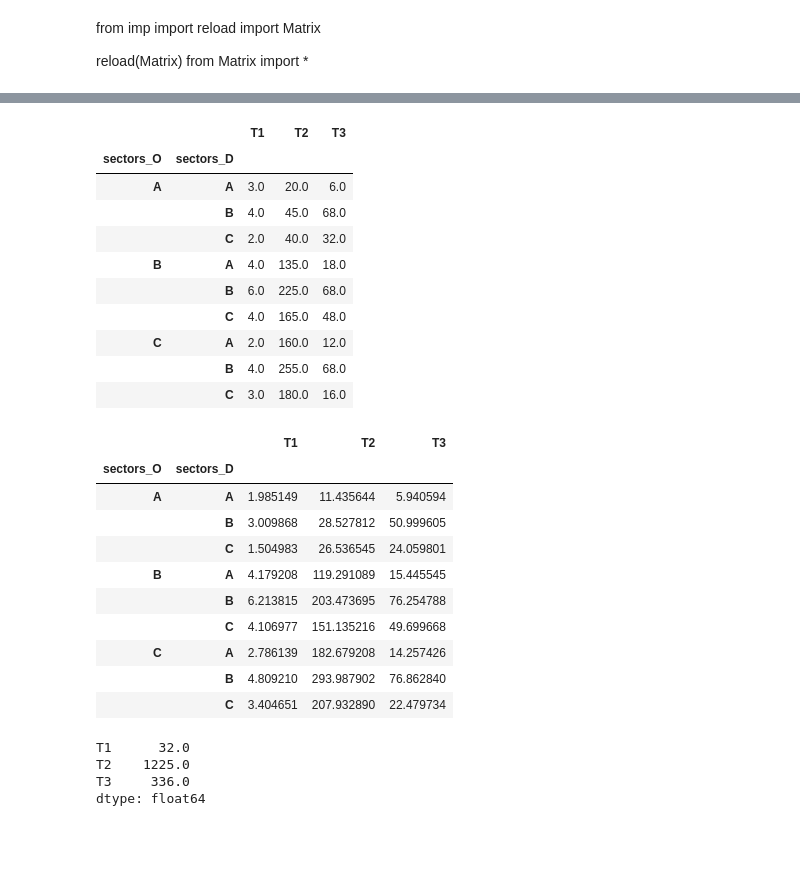
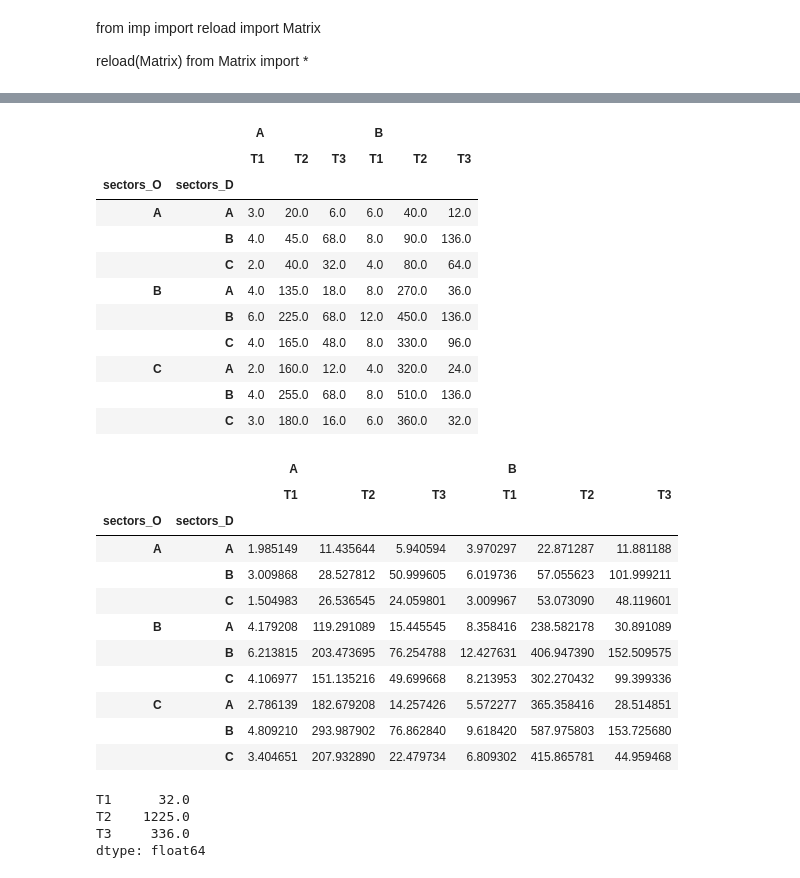
Before and after one commit to jabellcu/TPlanning_matrices, a Jupyter notebook: MatrixExamples.ipynb, the cells around one changed output, grey strips where cells are left out. Saved outputs shown, nothing was run; the diff lists cells and outputs as text; code cells hidden in the pictures; blank space fills up the shorter version.

Commit message:
Add flat_cols and unflat. rezone accepts multicols

```diff
--- a/MatrixExamples.ipynb
+++ b/MatrixExamples.ipynb
@@ -170,3 +170,7 @@ mapping = pd.DataFrame({
         'Val1':    [1,4,4,2,1,3,1,4,2],
         'Val2':    [3,0.01,1,2,1,3,3,1,0.01]
     })
+# %%
+mat77 = pd.concat([mat7, mat7*2], axis=1)
+mat77.columns = pd.MultiIndex.from_product(['A B'.split(), mat7.columns])
+mat77
@@ -187,32 +212,34 @@ mat7.rezone(basicmapping, ['zones', 'sectors'])
 # %%
-mat7.rezone(basicmapping, ['zones', 'sectors'], mapping_split_cols=['Val1', 'Val2'])
+mat77.rezone(basicmapping, ['zones', 'sectors'], mapping_split_cols=['Val1', 'Val2'])
 # %% [output]
-|  |  | T1 | T2 | T3 |
-| sectors_O | sectors_D |  |  |  |
-| A | A | 3.0 | 20.0 | 6.0 |
-|  | B | 4.0 | 45.0 | 68.0 |
-|  | C | 2.0 | 40.0 | 32.0 |
-| B | A | 4.0 | 135.0 | 18.0 |
-|  | B | 6.0 | 225.0 | 68.0 |
-|  | C | 4.0 | 165.0 | 48.0 |
-| C | A | 2.0 | 160.0 | 12.0 |
-|  | B | 4.0 | 255.0 | 68.0 |
-|  | C | 3.0 | 180.0 | 16.0 |
+|  |  | A |  |  | B |  |  |
+|  |  | T1 | T2 | T3 | T1 | T2 | T3 |
+| sectors_O | sectors_D |  |  |  |  |  |  |
+| A | A | 3.0 | 20.0 | 6.0 | 6.0 | 40.0 | 12.0 |
+|  | B | 4.0 | 45.0 | 68.0 | 8.0 | 90.0 | 136.0 |
+|  | C | 2.0 | 40.0 | 32.0 | 4.0 | 80.0 | 64.0 |
+| B | A | 4.0 | 135.0 | 18.0 | 8.0 | 270.0 | 36.0 |
+|  | B | 6.0 | 225.0 | 68.0 | 12.0 | 450.0 | 136.0 |
+|  | C | 4.0 | 165.0 | 48.0 | 8.0 | 330.0 | 96.0 |
+| C | A | 2.0 | 160.0 | 12.0 | 4.0 | 320.0 | 24.0 |
+|  | B | 4.0 | 255.0 | 68.0 | 8.0 | 510.0 | 136.0 |
+|  | C | 3.0 | 180.0 | 16.0 | 6.0 | 360.0 | 32.0 |
 # %%
-rezoned = mat7.rezone(mapping, ['zones', 'sectors'], mapping_split_cols=['Val1', 'Val2'])
+rezoned = mat77.rezone(mapping, ['zones', 'sectors'], mapping_split_cols=['Val1', 'Val2'])
 rezoned
 # %% [output]
-|  |  | T1 | T2 | T3 |
-| sectors_O | sectors_D |  |  |  |
-| A | A | 1.985149 | 11.435644 | 5.940594 |
-|  | B | 3.009868 | 28.527812 | 50.999605 |
-|  | C | 1.504983 | 26.536545 | 24.059801 |
-| B | A | 4.179208 | 119.291089 | 15.445545 |
-|  | B | 6.213815 | 203.473695 | 76.254788 |
-|  | C | 4.106977 | 151.135216 | 49.699668 |
-| C | A | 2.786139 | 182.679208 | 14.257426 |
-|  | B | 4.809210 | 293.987902 | 76.862840 |
-|  | C | 3.404651 | 207.932890 | 22.479734 |
+|  |  | A |  |  | B |  |  |
+|  |  | T1 | T2 | T3 | T1 | T2 | T3 |
+| sectors_O | sectors_D |  |  |  |  |  |  |
+| A | A | 1.985149 | 11.435644 | 5.940594 | 3.970297 | 22.871287 | 11.881188 |
+|  | B | 3.009868 | 28.527812 | 50.999605 | 6.019736 | 57.055623 | 101.999211 |
+|  | C | 1.504983 | 26.536545 | 24.059801 | 3.009967 | 53.073090 | 48.119601 |
+| B | A | 4.179208 | 119.291089 | 15.445545 | 8.358416 | 238.582178 | 30.891089 |
+|  | B | 6.213815 | 203.473695 | 76.254788 | 12.427631 | 406.947390 | 152.509575 |
+|  | C | 4.106977 | 151.135216 | 49.699668 | 8.213953 | 302.270432 | 99.399336 |
+| C | A | 2.786139 | 182.679208 | 14.257426 | 5.572277 | 365.358416 | 28.514851 |
+|  | B | 4.809210 | 293.987902 | 76.862840 | 9.618420 | 587.975803 | 153.725680 |
+|  | C | 3.404651 | 207.932890 | 22.479734 | 6.809302 | 415.865781 | 44.959468 |
 # %%
 rezoned.TOTALS
 # %% [output]
```
Also changed, not shown: parts of 5 cells of this notebook, 1 other file.
